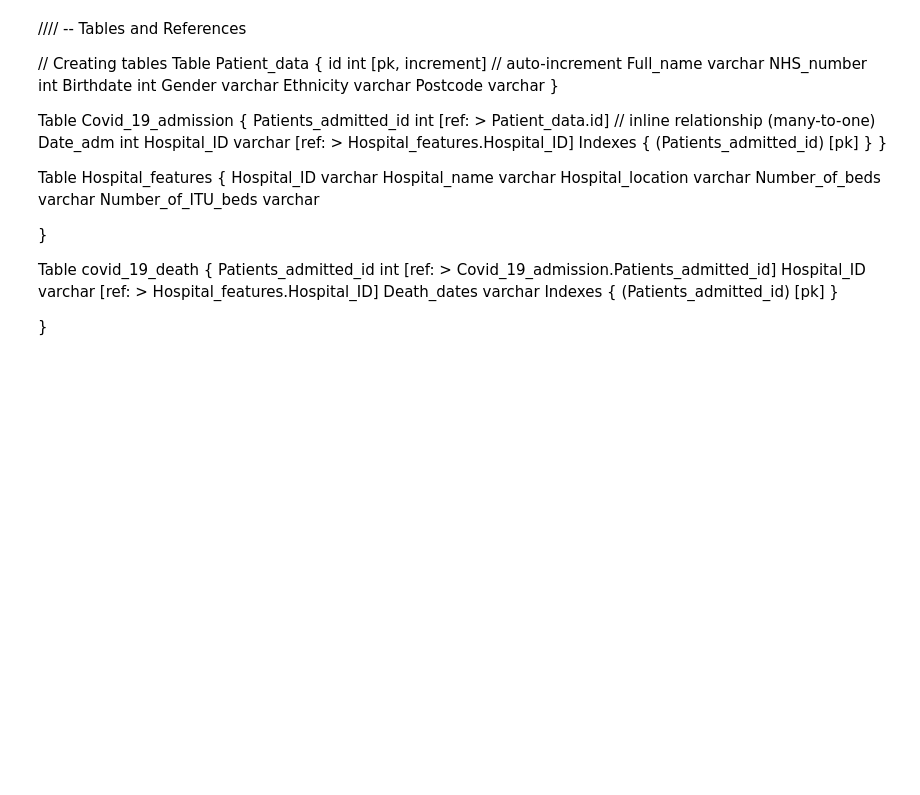
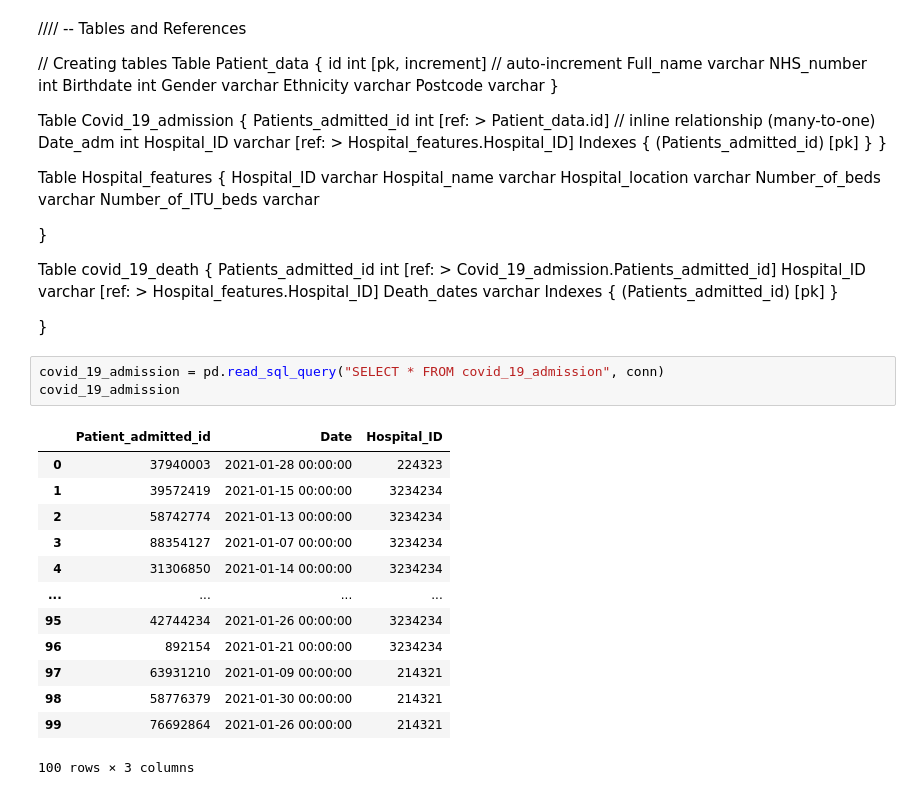
Before and after one commit to Manuel-DominguezCBG/SQL2Dashboard, a Jupyter notebook: Fake_database/1_Creating_the_fake_database.ipynb, the cells around one changed output. Cells and saved outputs as stored; diff of their text form; blank space fills up the shorter version.

```diff
--- a/Fake_database/1_Creating_the_fake_database.ipynb
+++ b/Fake_database/1_Creating_the_fake_database.ipynb
@@ -435,3 +435,20 @@ Table covid_19_death {
 
 
 }
+# %%
+covid_19_admission = pd.read_sql_query("SELECT * FROM covid_19_admission", conn)
+covid_19_admission
+# %% [output]
+|  | Patient_admitted_id | Date | Hospital_ID |
+| 0 | 37940003 | 2021-01-28 00:00:00 | 224323 |
+| 1 | 39572419 | 2021-01-15 00:00:00 | 3234234 |
+| 2 | 58742774 | 2021-01-13 00:00:00 | 3234234 |
+| 3 | 88354127 | 2021-01-07 00:00:00 | 3234234 |
+| 4 | 31306850 | 2021-01-14 00:00:00 | 3234234 |
+| ... | ... | ... | ... |
+| 95 | 42744234 | 2021-01-26 00:00:00 | 3234234 |
+| 96 | 892154 | 2021-01-21 00:00:00 | 3234234 |
+| 97 | 63931210 | 2021-01-09 00:00:00 | 214321 |
+| 98 | 58776379 | 2021-01-30 00:00:00 | 214321 |
+| 99 | 76692864 | 2021-01-26 00:00:00 | 214321 |
+100 rows × 3 columns
```
Also changed, not shown: parts of 8 cells of this notebook, 11 other files.
